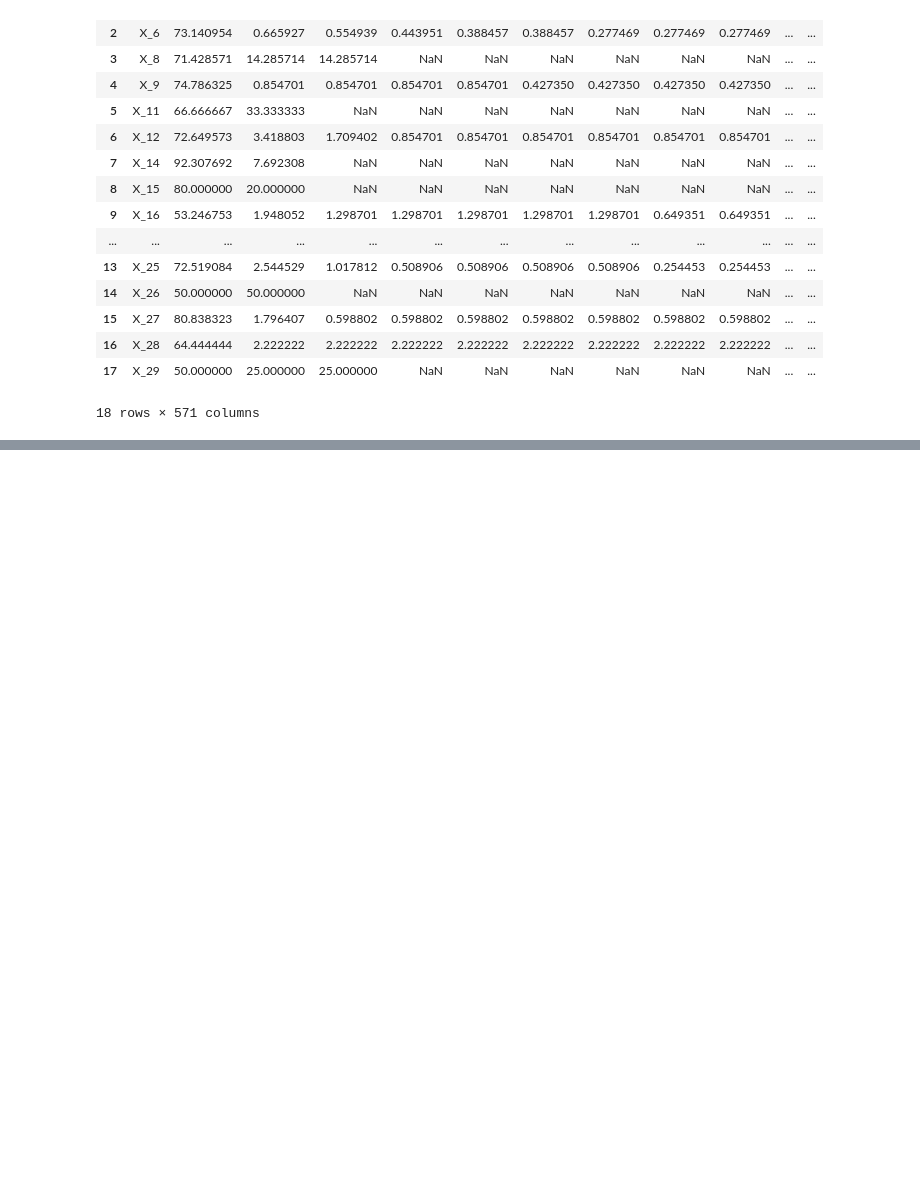
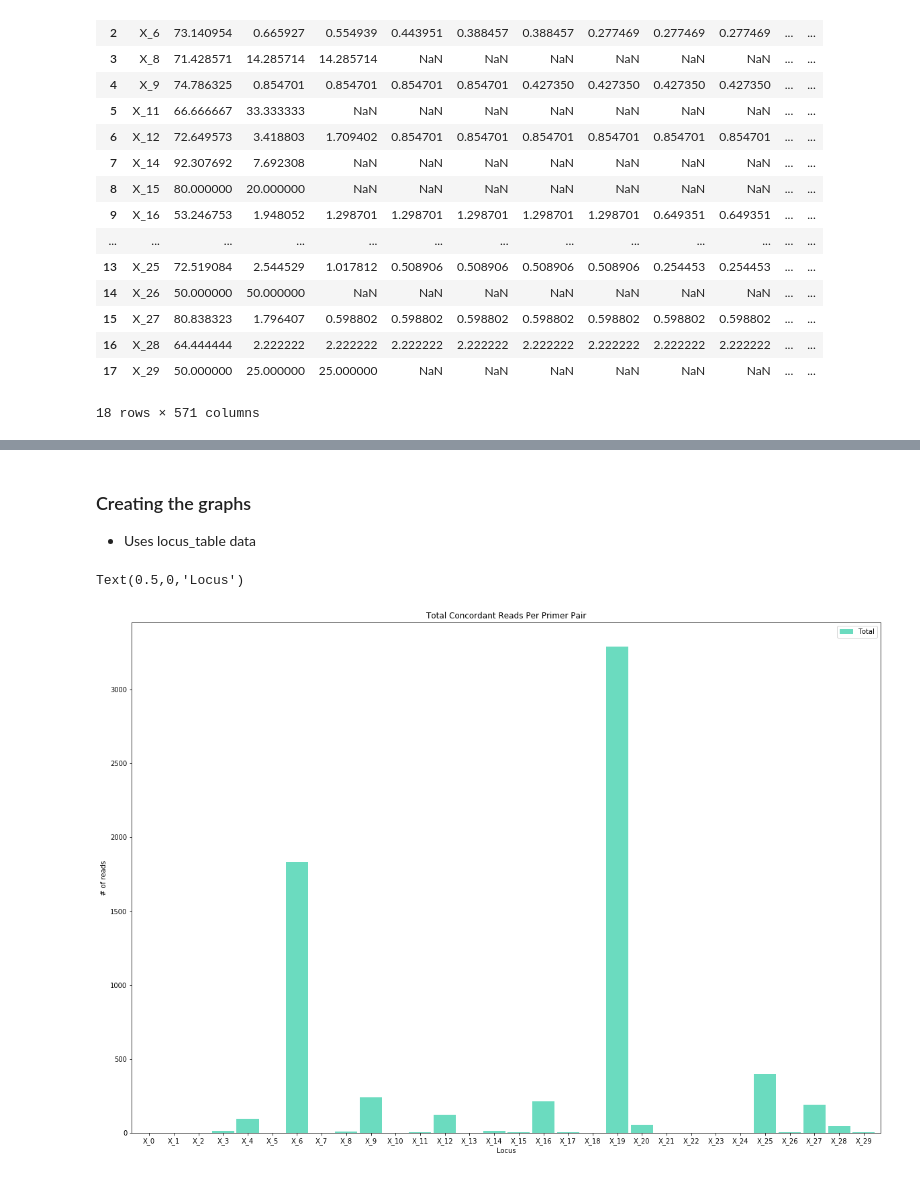
Before and after one commit to chena2247/CRISPR-Pools-Data-Analysis, a Jupyter notebook: PCR Multiplex.ipynb, the cells around one changed output, grey strips where cells are left out. Cells and saved outputs as stored; diff of their text form; code cells hidden in the pictures; blank space fills up the shorter version.

```diff
--- a/PCR Multiplex.ipynb
+++ b/PCR Multiplex.ipynb
@@ -1683,0 +1692,28 @@ output contigs: 1406
+# %% [markdown]
+### Creating the graphs
+- Uses locus_table data
+# %%
+## Creating the first graph
+
+%matplotlib inline
+
+import pandas as pd
+import numpy as np
+from os import listdir
+import matplotlib.pyplot as plt
+import matplotlib
+
+locus_data = '/Users/annechen/Downloads/CRISPR_Pools_Data/results/tester/1-1_S2_L001_001_locus_table.csv'
+
+locus_df = pd.read_csv(locus_data, sep='\t')
+
+loci = locus_df['index'].tolist()
+total = locus_df['Total'].tolist()
+
+locus_df.plot.bar(x='index', y='Total', rot=0,  figsize=(20,14), width=0.9, color = "#6bdbbf")
+plt.title('Total Concordant Reads Per Primer Pair')
+plt.ylabel('# of reads')
+plt.xlabel('Locus')
+# %% [output]
+Text(0.5,0,'Locus')
+[figure, added]
```
Also changed, not shown: parts of 13 cells of this notebook.
